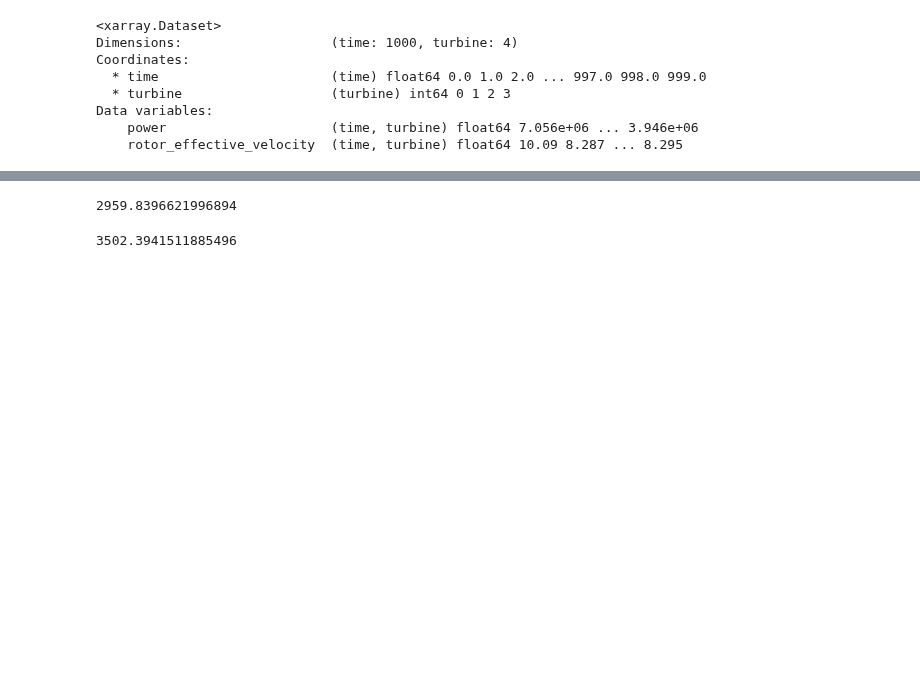
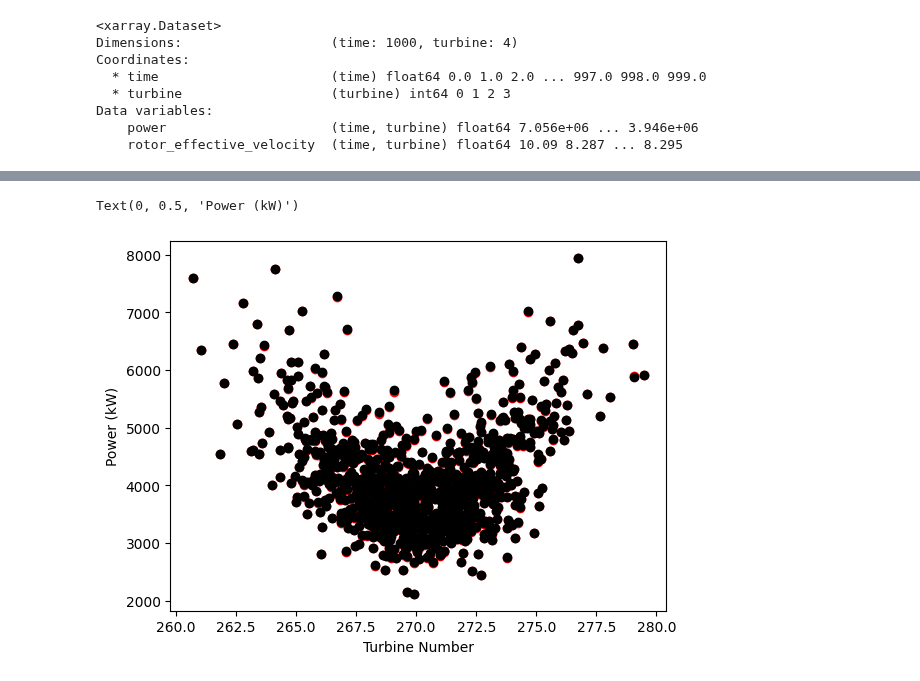
Before and after one commit to bjarketol/WIFA, a Jupyter notebook: flow_api/Simple Demonstration.ipynb, the cells around one changed output, grey strips where cells are left out. Drawn from its saved outputs; the diff is of its cells as text; code cells hidden in the pictures; blank space fills up the shorter version.

```diff
--- a/flow_api/Simple Demonstration.ipynb
+++ b/flow_api/Simple Demonstration.ipynb
@@ -94,8 +94,8 @@ Text(0, 0.5, 'Power (kW)')
 # %%
-pywake_dat.power.values[1, 100]
+plt.scatter(pywake_dat.wd, pywake_dat.sel(turbine=1).power, c='r')
+plt.scatter(pywake_dat.wd, foxes_dat.sel(turbine=1).power / 1e3, c='k')
+plt.xlabel('Turbine Number')
+plt.ylabel('Power (kW)')
 # %% [output]
-2959.8396621996894
+Text(0, 0.5, 'Power (kW)')
+[figure, added]
-# %%
-foxes_dat.power.values.T[1, 100] / 1e3
-# %% [output]
-3502.3941511885496
```
Also changed, not shown: parts of 3 cells of this notebook.
